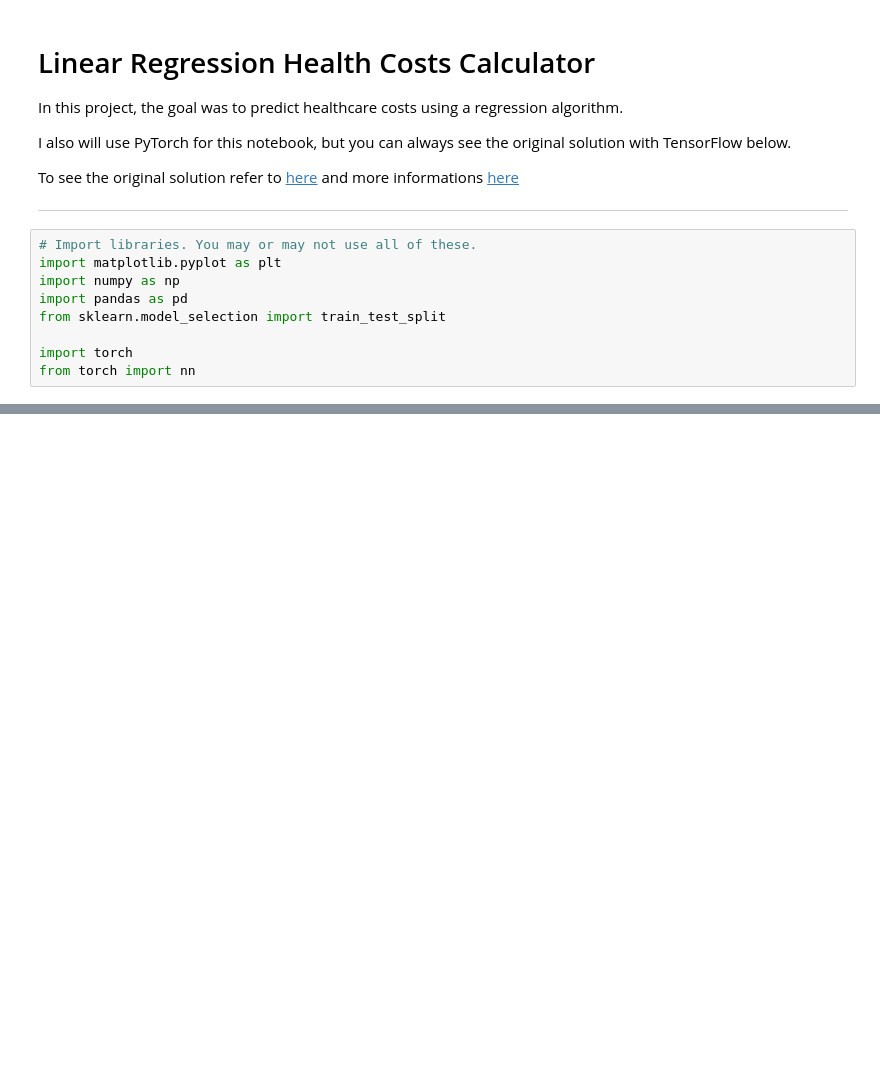
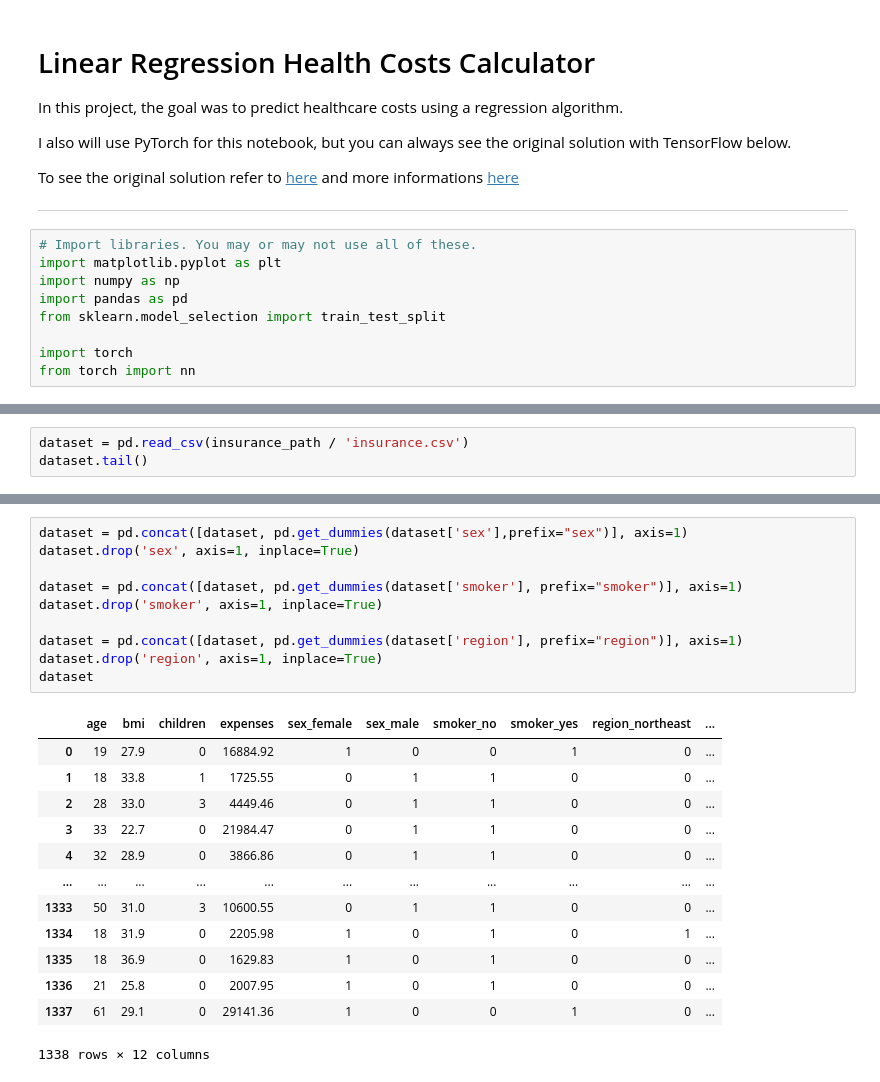
Before and after one commit to tyfvf/Machine-Learning-Course-Projects, a Jupyter notebook: 4-predict-health-cost-with-regression.ipynb, the cells around one changed output, grey strips where cells are left out. Drawn from its saved outputs; the diff is of its cells as text; blank space fills up the shorter version.

```diff
--- a/4-predict-health-cost-with-regression.ipynb
+++ b/4-predict-health-cost-with-regression.ipynb
@@ -33,0 +41,3 @@ dataset.tail()
+# %%
+dataset = pd.read_csv(insurance_path / 'insurance.csv')
+dataset.tail()
@@ -33,0 +51,24 @@ dataset.tail()
+# %%
+dataset = pd.concat([dataset, pd.get_dummies(dataset['sex'],prefix="sex")], axis=1)
+dataset.drop('sex', axis=1, inplace=True)
+
+dataset = pd.concat([dataset, pd.get_dummies(dataset['smoker'], prefix="smoker")], axis=1)
+dataset.drop('smoker', axis=1, inplace=True)
+
+dataset = pd.concat([dataset, pd.get_dummies(dataset['region'], prefix="region")], axis=1)
+dataset.drop('region', axis=1, inplace=True)
+dataset
+# %% [output]
+|  | age | bmi | children | expenses | sex_female | sex_male | smoker_no | smoker_yes | region_northeast | ... |
+| 0 | 19 | 27.9 | 0 | 16884.92 | 1 | 0 | 0 | 1 | 0 | ... |
+| 1 | 18 | 33.8 | 1 | 1725.55 | 0 | 1 | 1 | 0 | 0 | ... |
+| 2 | 28 | 33.0 | 3 | 4449.46 | 0 | 1 | 1 | 0 | 0 | ... |
+| 3 | 33 | 22.7 | 0 | 21984.47 | 0 | 1 | 1 | 0 | 0 | ... |
+| 4 | 32 | 28.9 | 0 | 3866.86 | 0 | 1 | 1 | 0 | 0 | ... |
+| ... | ... | ... | ... | ... | ... | ... | ... | ... | ... | ... |
+| 1333 | 50 | 31.0 | 3 | 10600.55 | 0 | 1 | 1 | 0 | 0 | ... |
+| 1334 | 18 | 31.9 | 0 | 2205.98 | 1 | 0 | 1 | 0 | 1 | ... |
+| 1335 | 18 | 36.9 | 0 | 1629.83 | 1 | 0 | 1 | 0 | 0 | ... |
+| 1336 | 21 | 25.8 | 0 | 2007.95 | 1 | 0 | 1 | 0 | 0 | ... |
+| 1337 | 61 | 29.1 | 0 | 29141.36 | 1 | 0 | 0 | 1 | 0 | ... |
+1338 rows × 12 columns
```
Also changed, not shown: parts of 11 cells of this notebook.
